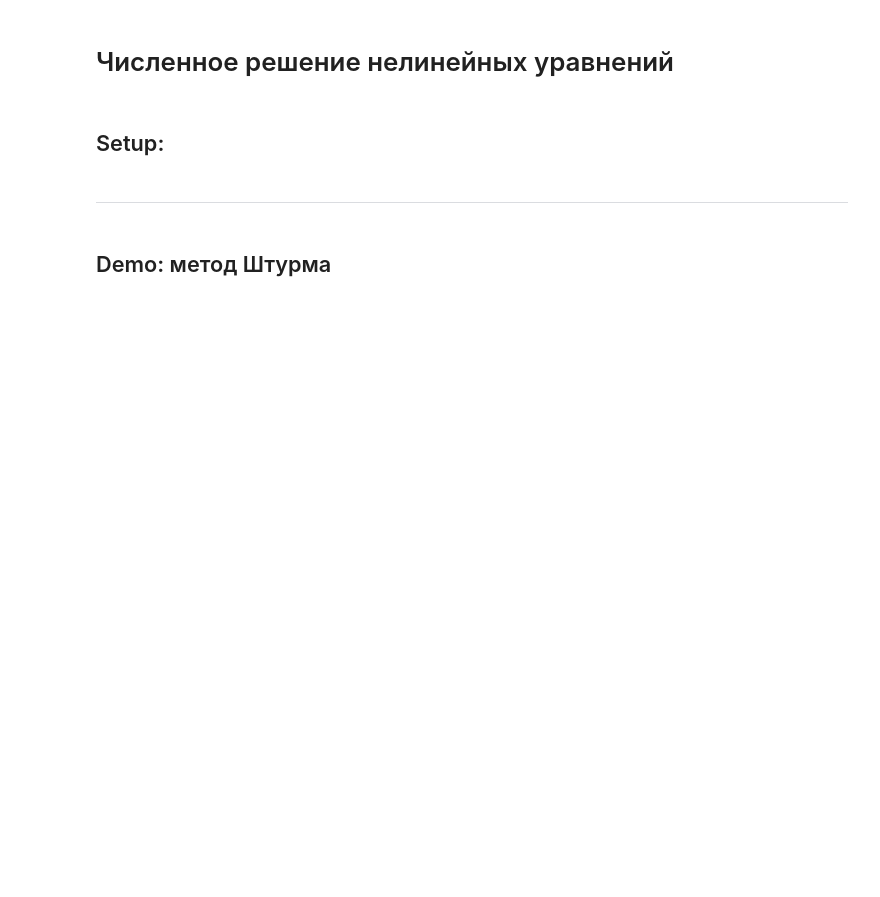
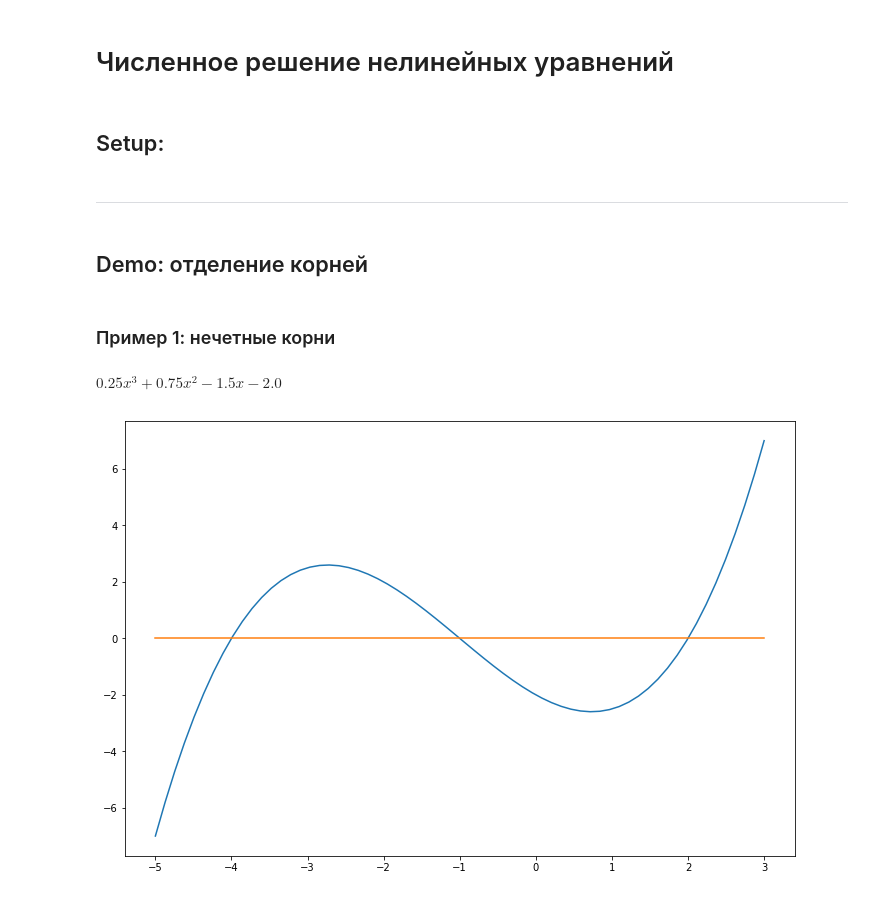
Before and after one commit to rosteeslove/bsuir-4th-term-python-stuff, a Jupyter notebook: numerical_analysis_methods/solving_nonlinear_equations/notebook.ipynb, the cells around one changed output. Saved outputs shown, nothing was run; the diff lists cells and outputs as text; code cells hidden in the pictures; blank space fills up the shorter version.

Commit message:
the nessesary stuff fixed and demo'ed

```diff
--- a/numerical_analysis_methods/solving_nonlinear_equations/notebook.ipynb
+++ b/numerical_analysis_methods/solving_nonlinear_equations/notebook.ipynb
@@ -17,4 +22,21 @@ plt.rcParams['figure.figsize'] = [12, 8]
 # %% [markdown]
 ***
 # %% [markdown]
-## Demo: метод Штурма
+## Demo: отделение корней
+# %% [markdown]
+### Пример 1: нечетные корни
+# %%
+p = Polynomial([-2, -1.5, 0.75, 0.25])
+
+extra.latex_print(p)
+# %% [output]
+$\displaystyle 0.25x^{3}+0.75x^{2}-1.5x-2.0$
+# %%
+xs = np.linspace(-5, 3, 64)
+ys = p(xs)
+
+plt.plot(xs, ys)
+plt.plot(xs, xs*0)
+plt.show()
+# %% [output]
+[figure, added]
```
Also changed, not shown: parts of 25 cells of this notebook, 4 other files.
